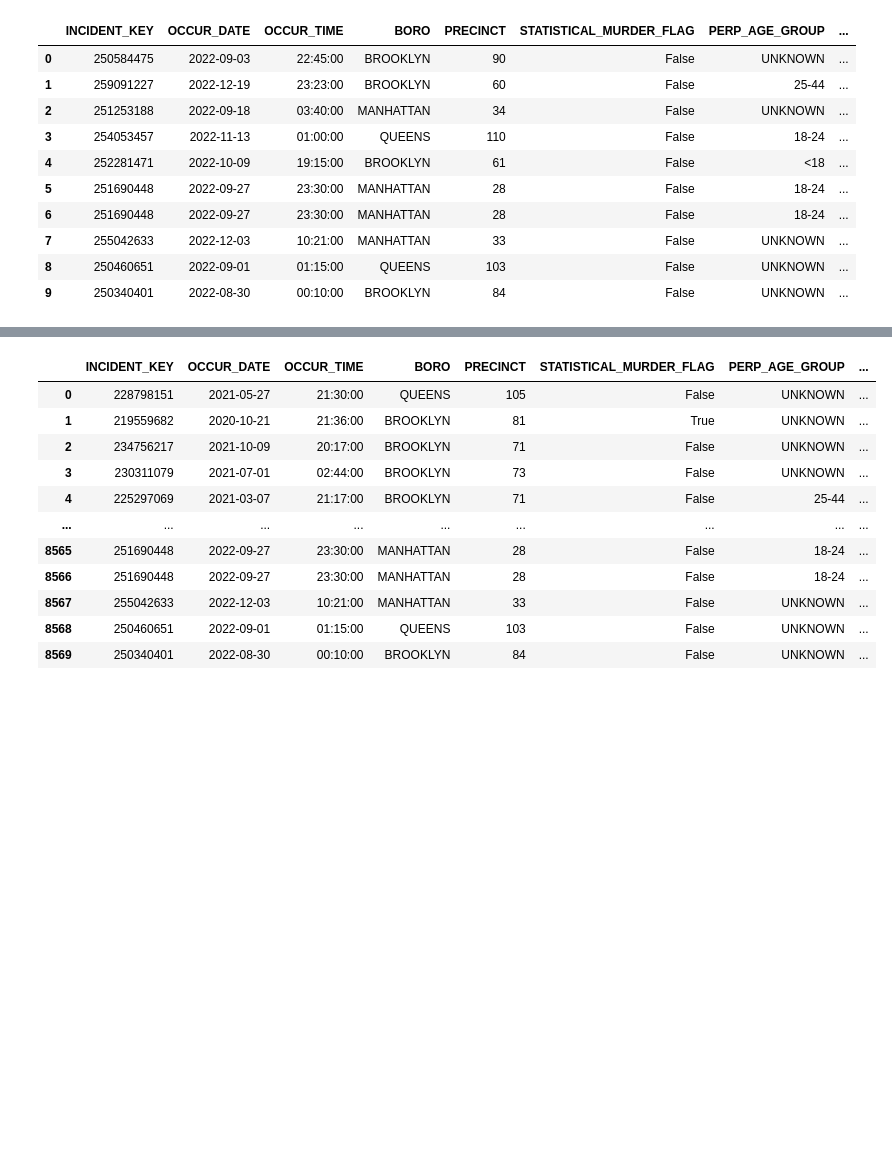
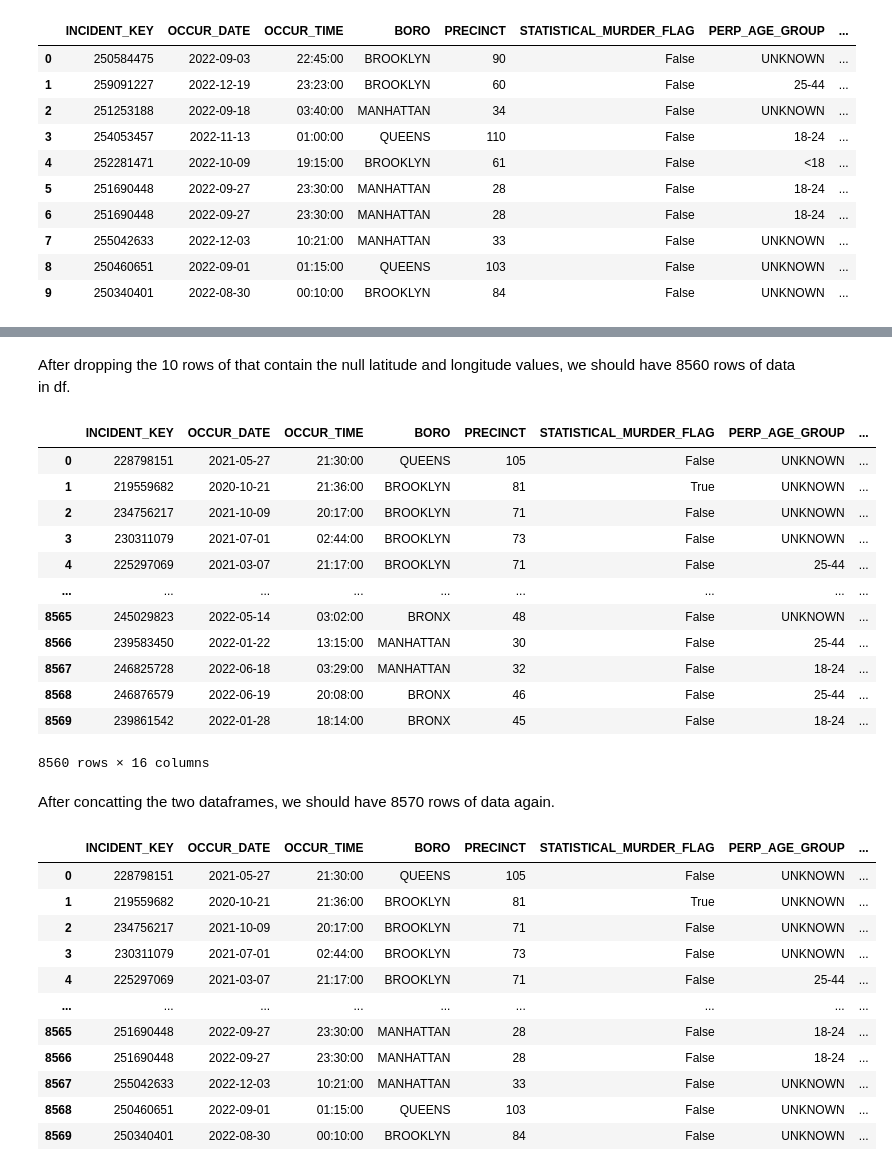
Before and after one commit to andyLiSyr/nycDataCleaning, a Jupyter notebook: clean_ny_tableau.ipynb, the cells around one changed output, grey strips where cells are left out. Cells and saved outputs as stored; diff of their text form; code cells hidden in the pictures; blank space fills up the shorter version.

```diff
--- a/clean_ny_tableau.ipynb
+++ b/clean_ny_tableau.ipynb
@@ -521,6 +570,24 @@ nullCoords
 # %%
 #dropping the rows with null longitude and latitude values from original dataframe df
 df=df.drop(df.loc[df.Latitude.isnull() & df.Longitude.isnull()].index)
+# %% [markdown]
+After dropping the 10 rows of that contain the null latitude and longitude values, we should have 8560 rows of data in df.
+# %%
+df
+# %% [output]
+|  | INCIDENT_KEY | OCCUR_DATE | OCCUR_TIME | BORO | PRECINCT | STATISTICAL_MURDER_FLAG | PERP_AGE_GROUP | ... |
+| 0 | 228798151 | 2021-05-27 | 21:30:00 | QUEENS | 105 | False | UNKNOWN | ... |
+| 1 | 219559682 | 2020-10-21 | 21:36:00 | BROOKLYN | 81 | True | UNKNOWN | ... |
+| 2 | 234756217 | 2021-10-09 | 20:17:00 | BROOKLYN | 71 | False | UNKNOWN | ... |
+| 3 | 230311079 | 2021-07-01 | 02:44:00 | BROOKLYN | 73 | False | UNKNOWN | ... |
+| 4 | 225297069 | 2021-03-07 | 21:17:00 | BROOKLYN | 71 | False | 25-44 | ... |
+| ... | ... | ... | ... | ... | ... | ... | ... | ... |
+| 8565 | 245029823 | 2022-05-14 | 03:02:00 | BRONX | 48 | False | UNKNOWN | ... |
+| 8566 | 239583450 | 2022-01-22 | 13:15:00 | MANHATTAN | 30 | False | 25-44 | ... |
+| 8567 | 246825728 | 2022-06-18 | 03:29:00 | MANHATTAN | 32 | False | 18-24 | ... |
+| 8568 | 246876579 | 2022-06-19 | 20:08:00 | BRONX | 46 | False | 25-44 | ... |
+| 8569 | 239861542 | 2022-01-28 | 18:14:00 | BRONX | 45 | False | 18-24 | ... |
+8560 rows × 16 columns
 # %%
 #resetting index
 df=df.reset_index(drop=True)
@@ -531,6 +598,8 @@ clean_df=pd.concat([df,nullCoords],ignore_index=True)
 # %%
 #dropping the X_Coords and Y_Coord columns
 clean_df=clean_df.drop(['X_COORD_CD','Y_COORD_CD'],axis=1)
+# %% [markdown]
+After concatting the two dataframes, we should have 8570 rows of data again.
 # %%
 clean_df
 # %% [output]
```
Also changed, not shown: parts of 21 cells of this notebook.
